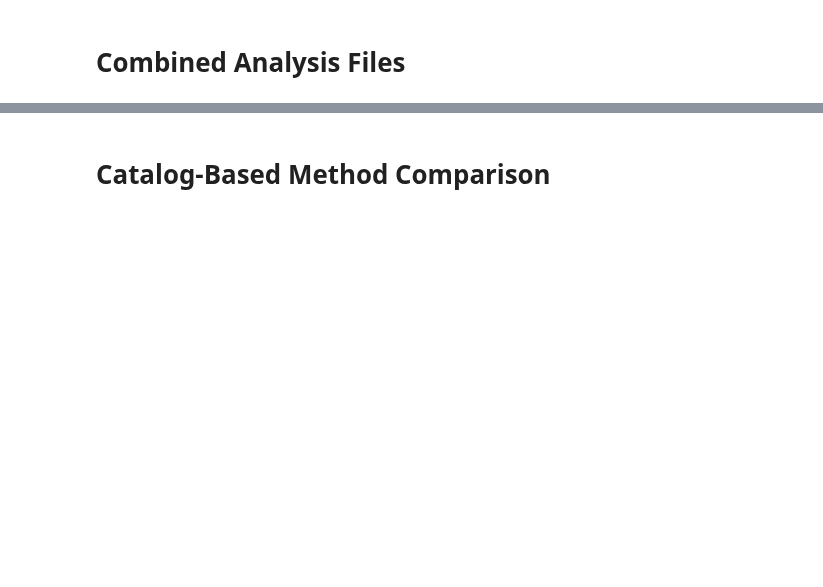
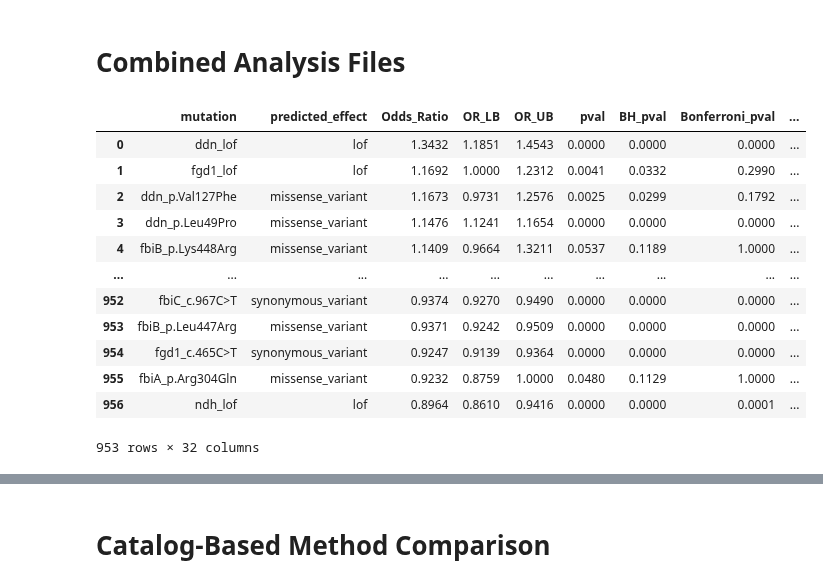
Before and after one commit to farhat-lab/who-analysis, a Jupyter notebook: analysis/analysis.ipynb, the cells around one changed output, grey strips where cells are left out. Saved outputs shown, nothing was run; the diff lists cells and outputs as text; code cells hidden in the pictures; blank space fills up the shorter version.

Commit message:
bug fixes to avoid dropping synonymous column

```diff
--- a/analysis/analysis.ipynb
+++ b/analysis/analysis.ipynb
@@ -74,31 +83,41 @@ def final_processing(drug):
     5. Any other column renaming or dropping for clarity
     '''
 
-    analysis_df = pd.read_csv(f"/n/data1/hms/dbmi/farhat/ye12/who/analysis/{drug}/final_analysis.csv")
-    analysis_df.rename(columns={"orig_variant": "mutation", "Tier1_only": "Tier", "WHO_phenos": "Phenos"}, inplace=True)
+    analysis_df = pd.read_csv(os.path.join(analysis_dir, drug, "final_analysis.csv"))
+    analysis_df.rename(columns={"orig_variant": "mutation"}, inplace=True)
 
     # remove logReg coefficients. Keep only odds ratios. Remove the other two columns, which were present mainly for me to see
     # if we were picking up many mutations that were in the 2021 mutation catalog
-    del analysis_df["genome_index"]
     del analysis_df["confidence_WHO_2021"]
     analysis_df = analysis_df[analysis_df.columns[~analysis_df.columns.str.contains("coef")]]
 
     # remove significant principal components and replace the NaNs in the predicted effect column for the gene loss of functions
     analysis_df = analysis_df.loc[~analysis_df["mutation"].str.contains("PC")]
-    analysis_df.loc[analysis_df["mutation"].str.contains("lof"), "predicted_effect"] = "LOF"
 
     # predicted effect should not be NaN for anything. position is NaN only for the pooled LOF mutations
     assert len(analysis_df.loc[pd.isnull(analysis_df["predicted_effect"])]) == 0
-    assert len(analysis_df.loc[(~analysis_df["mutation"].str.contains("lof")) & (pd.isnull(analysis_df["position"]))]) == 0
-
-    analysis_df["Tier"] = analysis_df["Tier"].map({1: 1, 0: 2})
-    analysis_df["Phenos"] = analysis_df["Phenos"].map({1: "WHO", 0: "ALL"})
 
     # reorder columns
-    analysis_df = analysis_df[['mutation', 'predicted_effect', 'position', 'Odds_Ratio', 'OR_LB', 'OR_UB', 'pval', 'BH_pval', 'Bonferroni_pval',
+    analysis_df = analysis_df[['mutation', 'predicted_effect', 'Odds_Ratio', 'OR_LB', 'OR_UB', 'pval', 'BH_pval', 'Bonferroni_pval',
        'Num_Isolates', 'Total_Isolates', 'TP', 'FP', 'TN', 'FN', 'Sens_LB', 'Sens', 'Sens_UB', 'Spec_LB', 'Spec', 'Spec_UB', 'PPV', 'PPV_LB', 'PPV_UB',
-       'LR+_LB', 'LR+', 'LR+_UB', 'LR-_LB', 'LR-', 'LR-_UB', 'Tier', 'Phenos', 'poolLOF', 'Syn']]
-
-    analysis_df[['poolLOF', "Syn"]] = analysis_df[['poolLOF', "Syn"]].astype(int)
+       'LR+_LB', 'LR+', 'LR+_UB', 'LR-_LB', 'LR-', 'LR-_UB', 'Tier', 'Phenos', 'unpooled']]
 
     return analysis_df
+# %%
+test = final_processing("Delamanid")
+# %%
+test
+# %% [output]
+|  | mutation | predicted_effect | Odds_Ratio | OR_LB | OR_UB | pval | BH_pval | Bonferroni_pval | ... |
+| 0 | ddn_lof | lof | 1.3432 | 1.1851 | 1.4543 | 0.0000 | 0.0000 | 0.0000 | ... |
+| 1 | fgd1_lof | lof | 1.1692 | 1.0000 | 1.2312 | 0.0041 | 0.0332 | 0.2990 | ... |
+| 2 | ddn_p.Val127Phe | missense_variant | 1.1673 | 0.9731 | 1.2576 | 0.0025 | 0.0299 | 0.1792 | ... |
+| 3 | ddn_p.Leu49Pro | missense_variant | 1.1476 | 1.1241 | 1.1654 | 0.0000 | 0.0000 | 0.0000 | ... |
+| 4 | fbiB_p.Lys448Arg | missense_variant | 1.1409 | 0.9664 | 1.3211 | 0.0537 | 0.1189 | 1.0000 | ... |
+| ... | ... | ... | ... | ... | ... | ... | ... | ... | ... |
+| 952 | fbiC_c.967C>T | synonymous_variant | 0.9374 | 0.9270 | 0.9490 | 0.0000 | 0.0000 | 0.0000 | ... |
+| 953 | fbiB_p.Leu447Arg | missense_variant | 0.9371 | 0.9242 | 0.9509 | 0.0000 | 0.0000 | 0.0000 | ... |
+| 954 | fgd1_c.465C>T | synonymous_variant | 0.9247 | 0.9139 | 0.9364 | 0.0000 | 0.0000 | 0.0000 | ... |
+| 955 | fbiA_p.Arg304Gln | missense_variant | 0.9232 | 0.8759 | 1.0000 | 0.0480 | 0.1129 | 1.0000 | ... |
+| 956 | ndh_lof | lof | 0.8964 | 0.8610 | 0.9416 | 0.0000 | 0.0000 | 0.0001 | ... |
+953 rows × 32 columns
```
Also changed, not shown: parts of 16 cells of this notebook, 3 other files.
